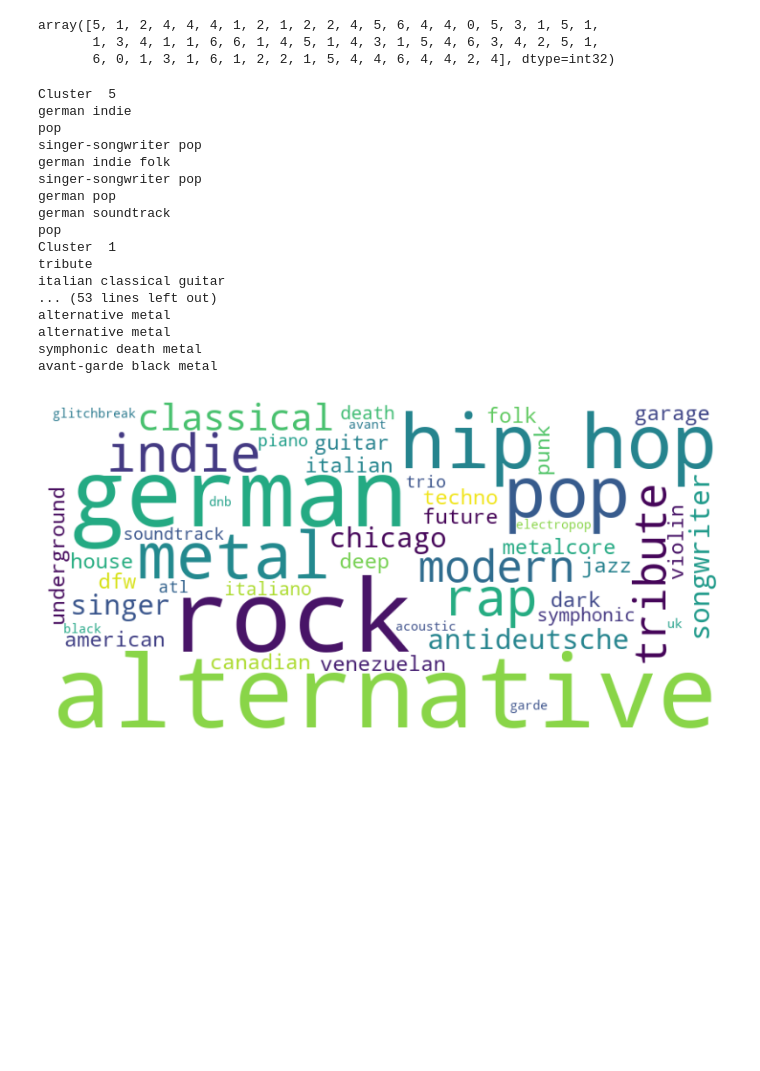
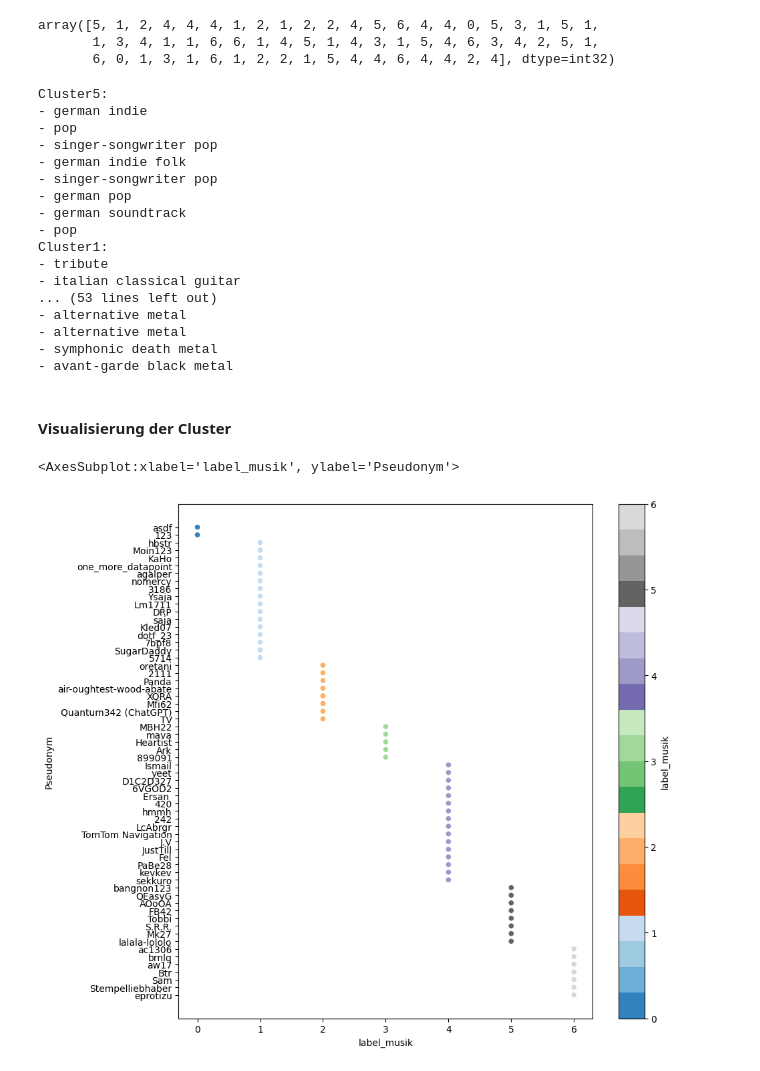
Before and after one commit to JulianCatnip/StudentMatcher, a Jupyter notebook: 06_NLP.ipynb, the cells around one changed output. Saved outputs shown, nothing was run; the diff lists cells and outputs as text; code cells hidden in the pictures; blank space fills up the shorter version.

```diff
--- a/06_NLP.ipynb
+++ b/06_NLP.ipynb
@@ -336,4 +309,4 @@ modern alternative rock     1
 acoustic rock               1
 Name: Musik_Genre, dtype: int64
 # %%
-musik_genre = data["Musik_Genre"].fillna('Keine Angabe')
+musik_genre = data["Musik_Genre"].fillna('Keine Zuordnung')
@@ -381,45 +356,37 @@ for item in label_musik:
         continue
 # %%
 for item in cluster_genre:
-    print ("Cluster ", item)
+    print ("Cluster " + str(item) + ":")
     for i in cluster_genre[item]:
-        print(i)
+        print("- " + i)
 # %% [output]
-Cluster  5
-german indie
-pop
-singer-songwriter pop
-german indie folk
-singer-songwriter pop
-german pop
-german soundtrack
-pop
-Cluster  1
-tribute
-italian classical guitar
+Cluster5:
+- german indie
+- pop
+- singer-songwriter pop
+- german indie folk
+- singer-songwriter pop
+- german pop
+- german soundtrack
+- pop
+Cluster1:
+- tribute
+- italian classical guitar
 ... (53 lines left out)
-alternative metal
-alternative metal
-symphonic death metal
-avant-garde black metal
+- alternative metal
+- alternative metal
+- symphonic death metal
+- avant-garde black metal
-# %%
-from wordcloud import WordCloud
-import matplotlib.pyplot as plt
-
-#kein favorit für die Darstellung herausnehmen
-musik_genre = musik_genre.str.replace('Keine Angabe','')
-concatenated_text = ' '.join(musik_genre)
-
-# Generate word cloud
-wordcloud = WordCloud(width=800, height=400, background_color='white').generate(concatenated_text)
-
-# Display word cloud
-plt.figure(figsize=(10, 5))
-plt.imshow(wordcloud, interpolation='bilinear')
-plt.axis('off')
-plt.show()
-# %% [output]
-[figure, removed]
+# %% [markdown]
+#### Visualisierung der Cluster
+# %%
+data["label_musik"] = label_musik
+data_sorted = data.sort_values(by='label_musik', ascending=False)
+
+data_sorted.plot(kind="scatter",x="label_musik",y="Pseudonym", c="label_musik",cmap="tab20c",figsize=(10,10))
+# %% [output]
+<AxesSubplot:xlabel='label_musik', ylabel='Pseudonym'>
+[figure, added]
 # %% [markdown]
 ## Fazit
 - Fav_Sportart lässt sich nicht gut clustern, da mit Hilfe von NLP-Techniken wie Lemma/Stemma Wortteile wie 'ball' und 'tennis' nicht trennen lassen, somit kann mit den Wortvektoren nur nach doppelten Benennungen geclustert werden und nicht nach Kategorien wie Ball-Sportarten o.ä.
```
Also changed, not shown: parts of 15 cells of this notebook.
